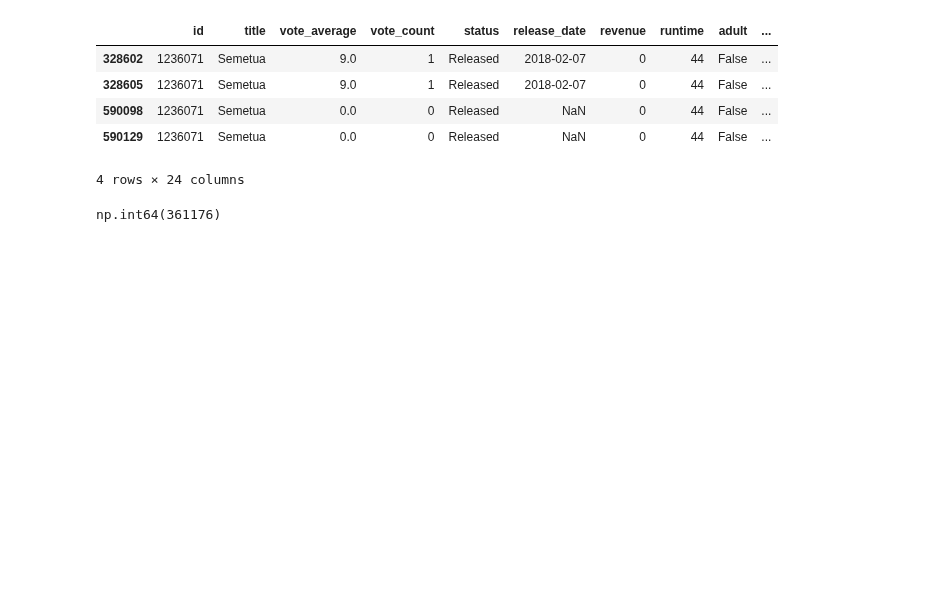
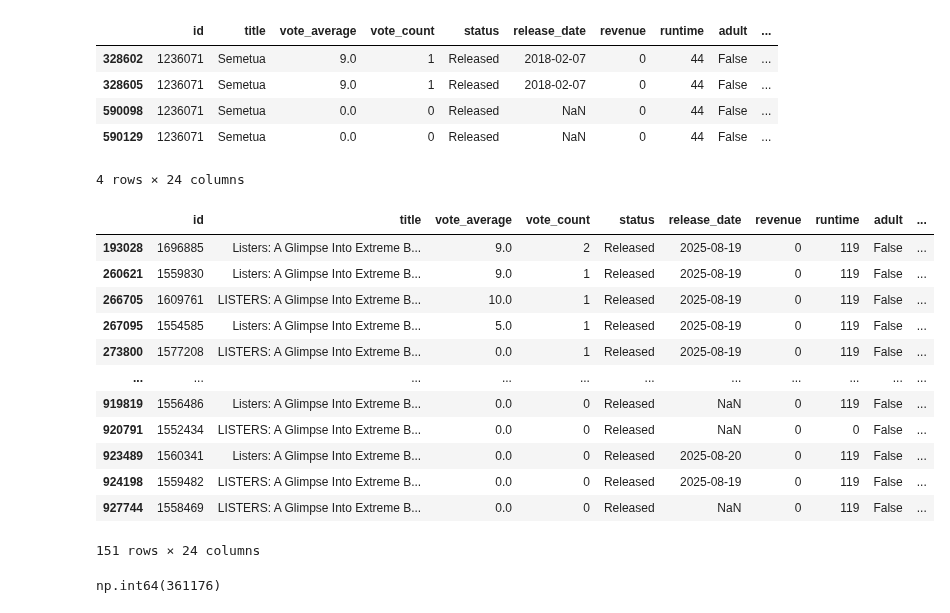
Before and after one commit to paulinchenS/movies_project, a Jupyter notebook: notebooks/data_exploration.ipynb, the cells around one changed output. Saved outputs shown, nothing was run; the diff lists cells and outputs as text; code cells hidden in the pictures; blank space fills up the shorter version.

```diff
--- a/notebooks/data_exploration.ipynb
+++ b/notebooks/data_exploration.ipynb
@@ -198,6 +202,22 @@ df.loc[df['id']==1236071]
 | 590098 | 1236071 | Semetua | 0.0 | 0 | Released | NaN | 0 | 44 | False | ... |
 | 590129 | 1236071 | Semetua | 0.0 | 0 | Released | NaN | 0 | 44 | False | ... |
 4 rows × 24 columns
+# %%
+df.loc[df['imdb_id']=='tt38023177']
+# %% [output]
+|  | id | title | vote_average | vote_count | status | release_date | revenue | runtime | adult | ... |
+| 193028 | 1696885 | Listers: A Glimpse Into Extreme B... | 9.0 | 2 | Released | 2025-08-19 | 0 | 119 | False | ... |
+| 260621 | 1559830 | Listers: A Glimpse Into Extreme B... | 9.0 | 1 | Released | 2025-08-19 | 0 | 119 | False | ... |
+| 266705 | 1609761 | LISTERS: A Glimpse Into Extreme B... | 10.0 | 1 | Released | 2025-08-19 | 0 | 119 | False | ... |
+| 267095 | 1554585 | Listers: A Glimpse Into Extreme B... | 5.0 | 1 | Released | 2025-08-19 | 0 | 119 | False | ... |
+| 273800 | 1577208 | LISTERS: A Glimpse Into Extreme B... | 0.0 | 1 | Released | 2025-08-19 | 0 | 119 | False | ... |
+| ... | ... | ... | ... | ... | ... | ... | ... | ... | ... | ... |
+| 919819 | 1556486 | Listers: A Glimpse Into Extreme B... | 0.0 | 0 | Released | NaN | 0 | 119 | False | ... |
+| 920791 | 1552434 | LISTERS: A Glimpse Into Extreme B... | 0.0 | 0 | Released | NaN | 0 | 0 | False | ... |
+| 923489 | 1560341 | Listers: A Glimpse Into Extreme B... | 0.0 | 0 | Released | 2025-08-20 | 0 | 119 | False | ... |
+| 924198 | 1559482 | LISTERS: A Glimpse Into Extreme B... | 0.0 | 0 | Released | 2025-08-19 | 0 | 119 | False | ... |
+| 927744 | 1558469 | LISTERS: A Glimpse Into Extreme B... | 0.0 | 0 | Released | NaN | 0 | 119 | False | ... |
+151 rows × 24 columns
 # %%
 (df['vote_count'] > 0).sum() # movies that have a valid vote count
 # %% [output]
```
Also changed, not shown: parts of 4 cells of this notebook, 6 other files.
